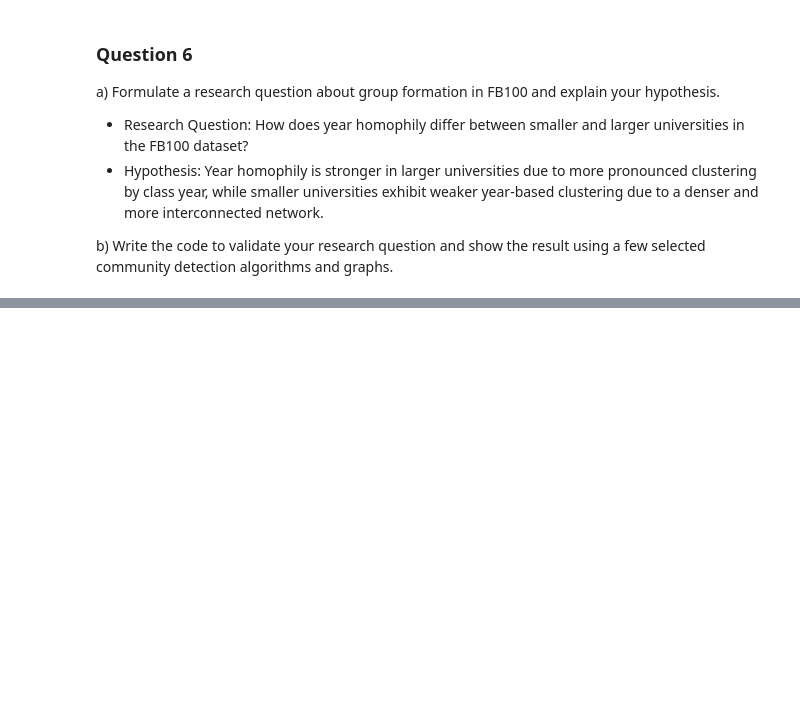
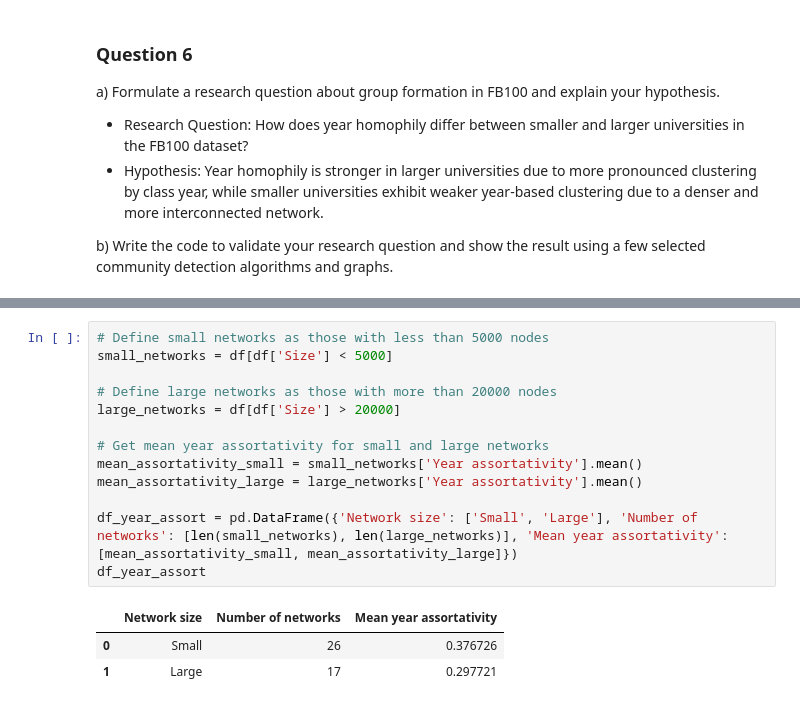
Before and after one commit to yurialvizi/NET4103-graph-learning, a Jupyter notebook: project.ipynb, the cells around one changed output, grey strips where cells are left out. Cells and saved outputs as stored; diff of their text form; blank space fills up the shorter version.

```diff
--- a/project.ipynb
+++ b/project.ipynb
@@ -1173,0 +1134,17 @@ df
+# %%
+# Define small networks as those with less than 5000 nodes
+small_networks = df[df['Size'] < 5000]
+
+# Define large networks as those with more than 20000 nodes
+large_networks = df[df['Size'] > 20000]
+
+# Get mean year assortativity for small and large networks
+mean_assortativity_small = small_networks['Year assortativity'].mean()
+mean_assortativity_large = large_networks['Year assortativity'].mean()
+
+df_year_assort = pd.DataFrame({'Network size': ['Small', 'Large'], 'Number of networks': [len(small_networks), len(large_networks)], 'Mean year assortativity': [mean_assortativity_small, mean_assortativity_large]})
+df_year_assort
+# %% [output]
+|  | Network size | Number of networks | Mean year assortativity |
+| 0 | Small | 26 | 0.376726 |
+| 1 | Large | 17 | 0.297721 |
```
Also changed, not shown: parts of 8 cells of this notebook, 2 other files.
